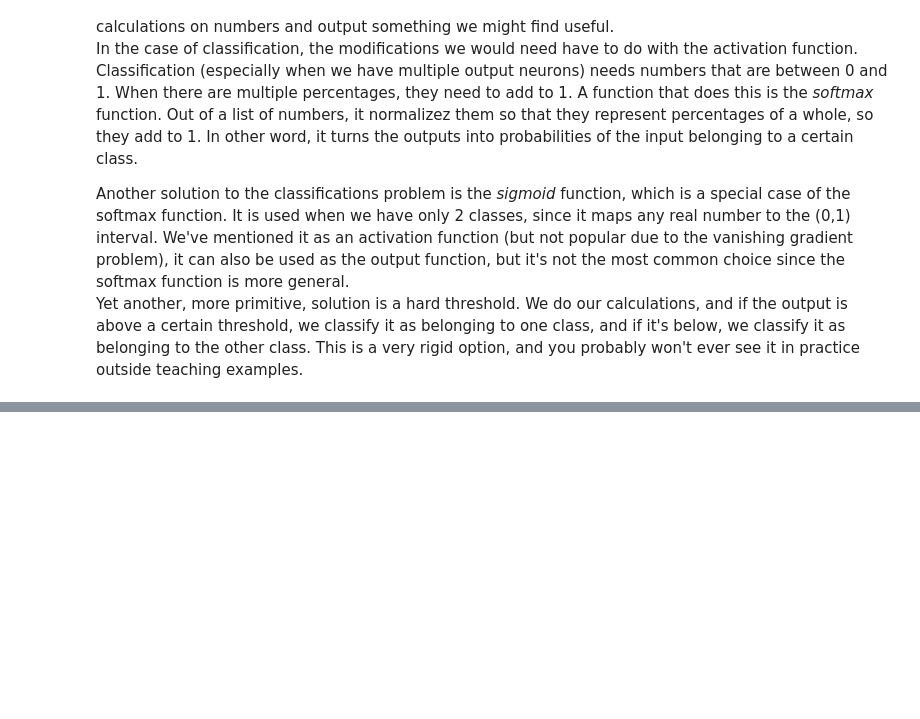
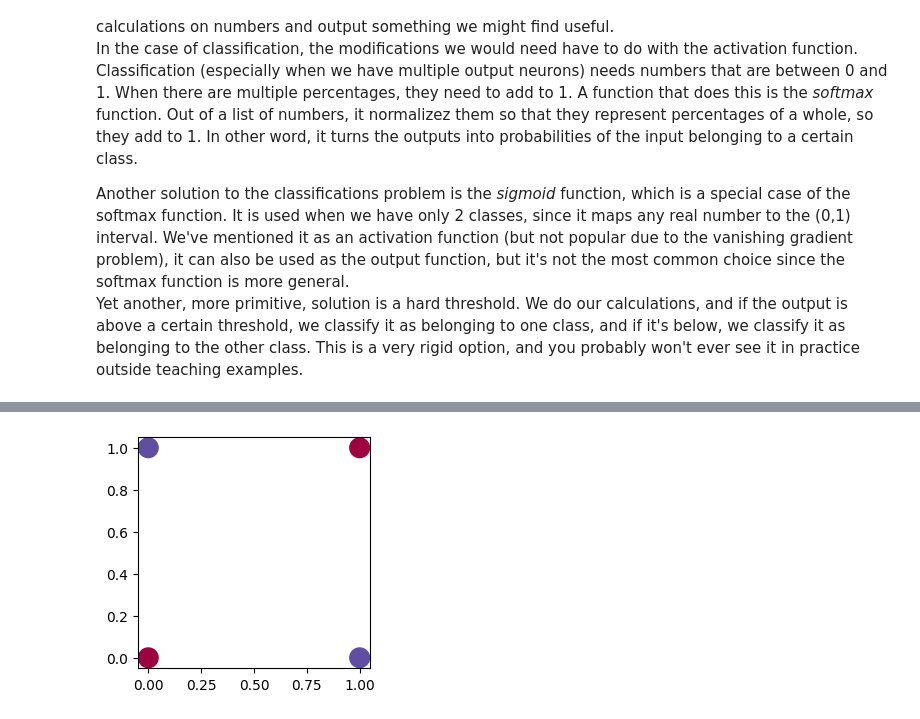
Before and after one commit to DeepSmeag/commonMLalgorithms, a Jupyter notebook: supervisedLearning/neuralNetworks.ipynb, the cells around one changed output, grey strips where cells are left out. Drawn from its saved outputs; the diff is of its cells as text; code cells hidden in the pictures; blank space fills up the shorter version.

```diff
--- a/supervisedLearning/neuralNetworks.ipynb
+++ b/supervisedLearning/neuralNetworks.ipynb
@@ -462,0 +472,11 @@ Yet another, more primitive, solution is a hard threshold. We do our calculation
+# %%
+# XOR visualization in 2D
+# XOR data
+X = np.array([[0, 0], [0, 1], [1, 0], [1, 1]])
+y = np.array([0, 1, 1, 0])
+# Visualize in 2D
+plt.figure(figsize=(3, 3))
+plt.scatter(X[:, 0], X[:, 1], c=y, s=200, cmap=plt.cm.Spectral)
+plt.show()
+# %% [output]
+[figure, added]
```
Also changed, not shown: parts of 21 cells of this notebook.
